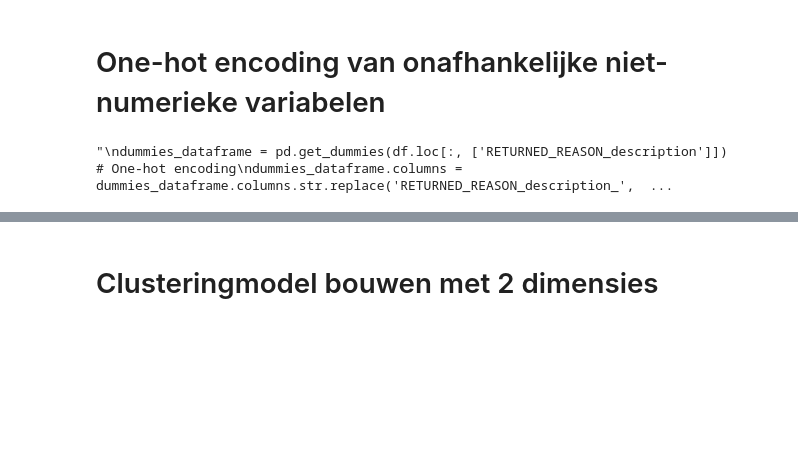
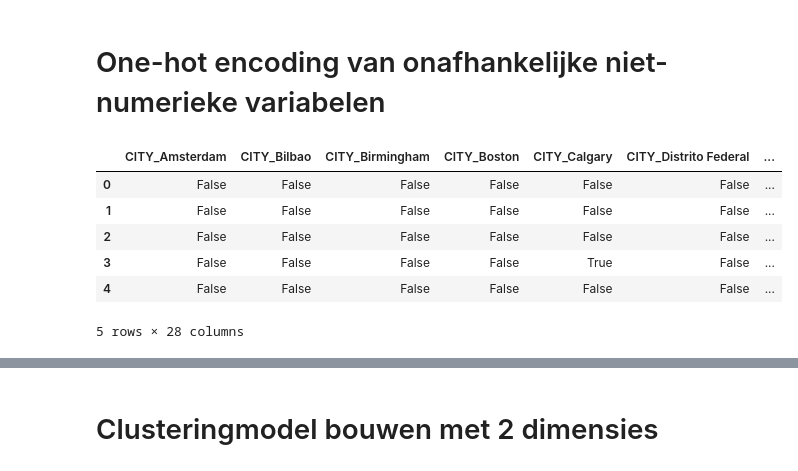
Before and after one commit to NoahGram/Johari_Venster, a Jupyter notebook: week_9/src/PR9-1.ipynb, the cells around one changed output, grey strips where cells are left out. Cells and saved outputs as stored; diff of their text form; code cells hidden in the pictures; blank space fills up the shorter version.

```diff
--- a/week_9/src/PR9-1.ipynb
+++ b/week_9/src/PR9-1.ipynb
@@ -69,11 +82,15 @@ df.head()
 # %% [markdown]
 # One-hot encoding van onafhankelijke niet-numerieke variabelen
 # %%
-"""
-dummies_dataframe = pd.get_dummies(df.loc[:, ['RETURNED_REASON_description']]) # One-hot encoding
-dummies_dataframe.columns = dummies_dataframe.columns.str.replace('RETURNED_REASON_description_', '') # Kolomnamen aanpassen
+
+dummies_dataframe = pd.get_dummies(df.loc[:, ['CITY']]) # One-hot encoding
 dummies_dataframe.head()
-"""
 # %% [output]
+|  | CITY_Amsterdam | CITY_Bilbao | CITY_Birmingham | CITY_Boston | CITY_Calgary | CITY_Distrito Federal | ... |
+| 0 | False | False | False | False | False | False | ... |
+| 1 | False | False | False | False | False | False | ... |
+| 2 | False | False | False | False | False | False | ... |
+| 3 | False | False | False | False | True | False | ... |
+| 4 | False | False | False | False | False | False | ... |
-"\ndummies_dataframe = pd.get_dummies(df.loc[:, ['RETURNED_REASON_description']]) # One-hot encoding\ndummies_dataframe.columns = dummies_dataframe.columns.str.replace('RETURNED_REASON_description_',  ...
+5 rows × 28 columns
 # %%
```
Also changed, not shown: parts of 5 cells of this notebook.
